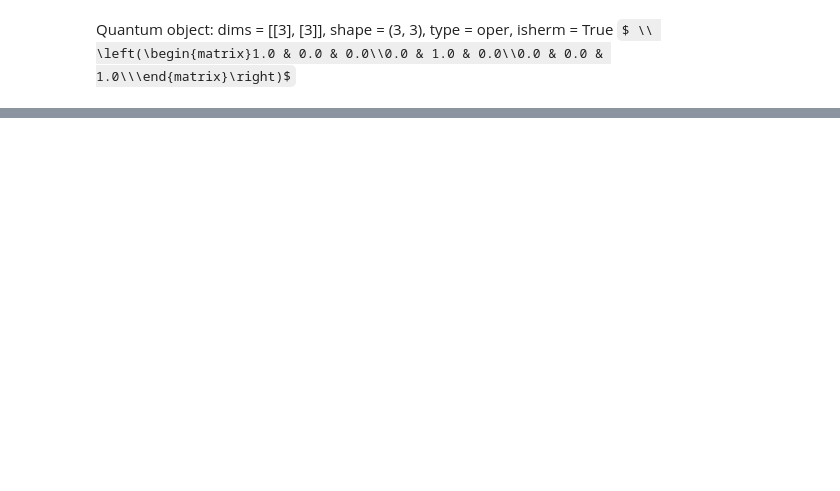
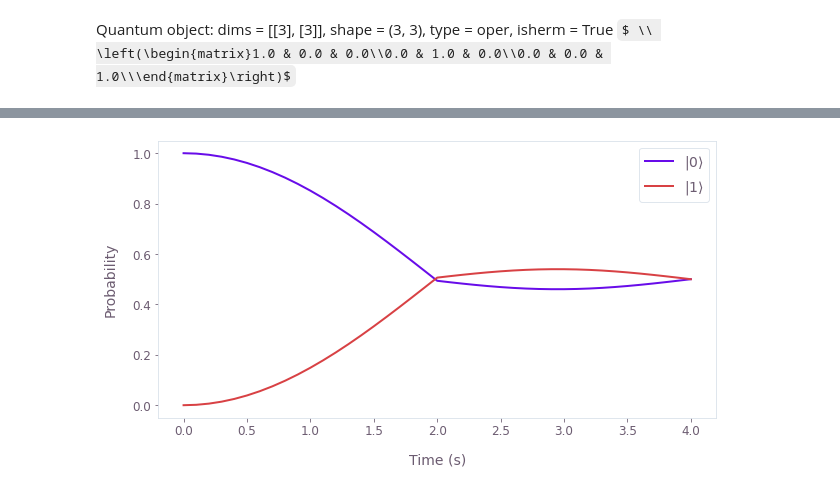
Before and after one commit to amachino/physics-of-qubits, a Jupyter notebook: content/ipynb/pwc-optimization.ipynb, the cells around one changed output, grey strips where cells are left out. Saved outputs shown, nothing was run; the diff lists cells and outputs as text; code cells hidden in the pictures; some formulas as TeX source; blank space fills up the shorter version.

```diff
--- a/content/ipynb/pwc-optimization.ipynb
+++ b/content/ipynb/pwc-optimization.ipynb
@@ -239,0 +307,5 @@ sim_result.plot_unitary_infidelities()
+# %%
+sim_result = optimizer.simulate(
+    pulse=opt_result.pulse,
+    steps_per_segment=20,
+)
@@ -239,0 +317,4 @@ sim_result.plot_unitary_infidelities()
+# %%
+sim_result.plot_populations()
+# %% [output]
+[figure, added]
```
Also changed, not shown: parts of 18 cells of this notebook.
